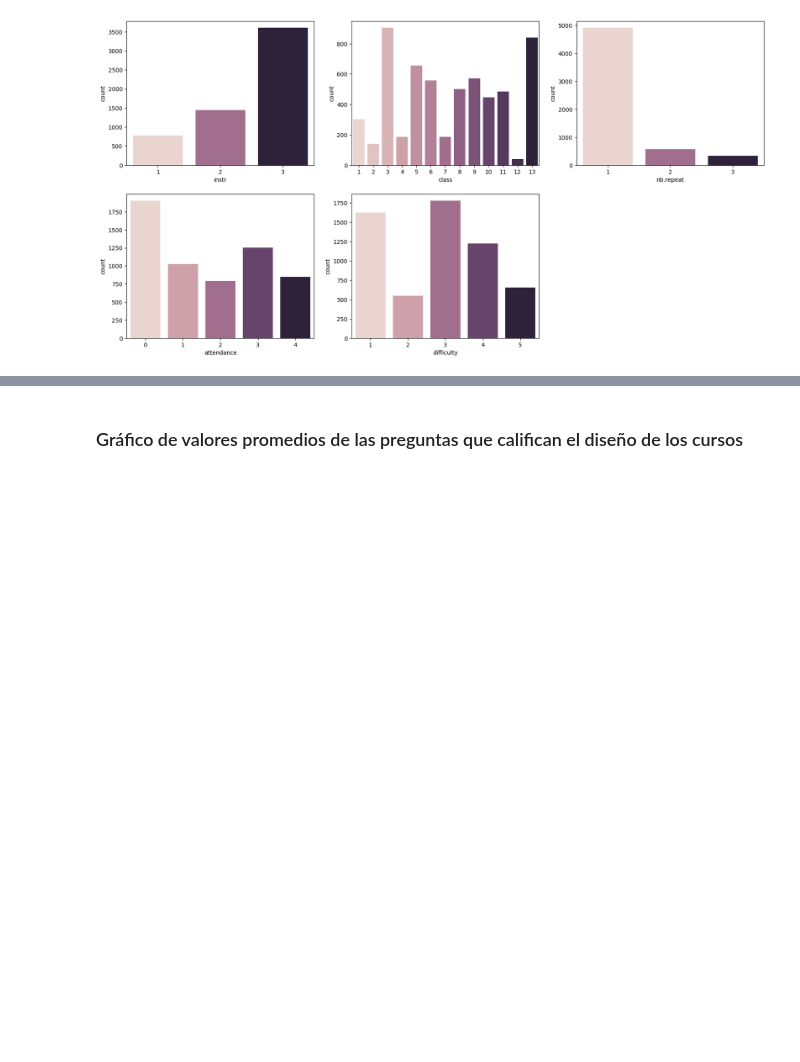
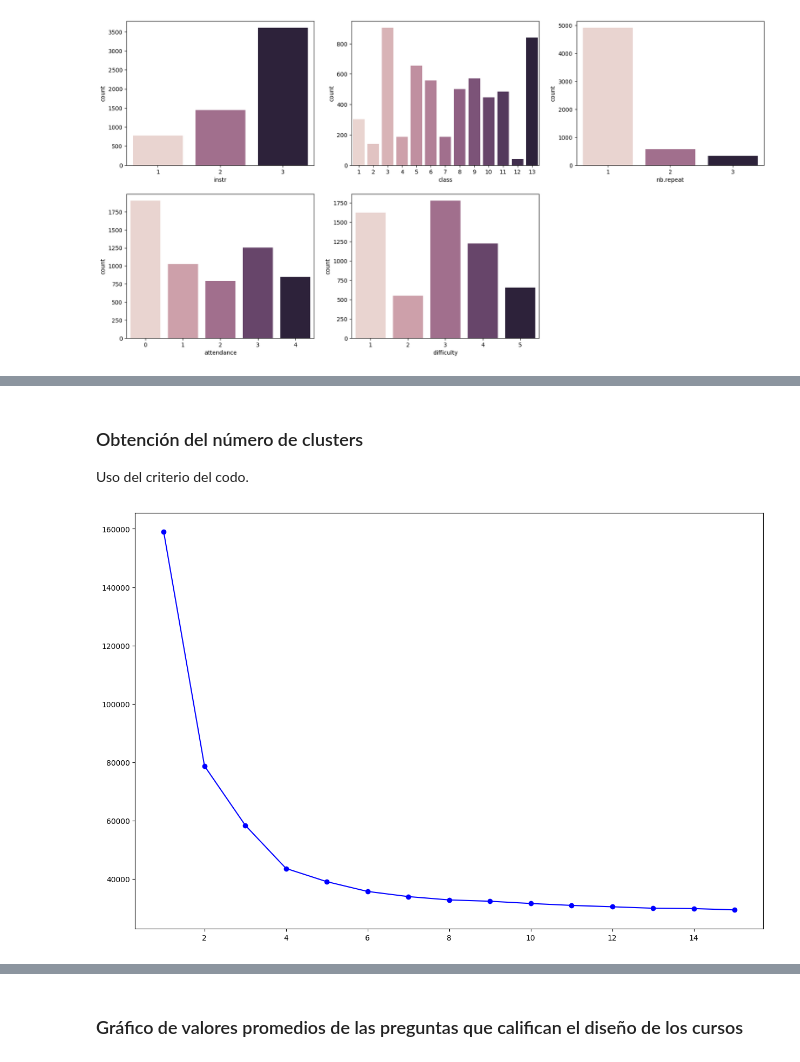
Before and after one commit to rhynzler/trabajo-final-aprendizaje-supervisado, a Jupyter notebook: informe-final/no_supervisado.ipynb, the cells around one changed output, grey strips where cells are left out. Drawn from its saved outputs; the diff is of its cells as text; code cells hidden in the pictures; blank space fills up the shorter version.

```diff
--- a/informe-final/no_supervisado.ipynb
+++ b/informe-final/no_supervisado.ipynb
@@ -96,0 +147,5 @@ sns.countplot(x=df['difficulty'], hue=df['difficulty'], legend=False)
+# %%
+df_cleaned = df[df["attendance"] != 0]
+df_cleaned.reset_index(drop=True, inplace=True)
+print(f"Valores únicos de la variable attendance {df_cleaned['attendance'].unique()}")
+print(f"Total de instancias despues del procesamiento: {len(df_cleaned)}")
@@ -96,0 +157,4 @@ sns.countplot(x=df['difficulty'], hue=df['difficulty'], legend=False)
+# %%
+df_cleaned.loc[:, "mean_class"] = df_cleaned.iloc[:, 5:17].mean(axis=1)
+df_cleaned.loc[:, "mean_instr"] = df_cleaned.iloc[:, 17:33].mean(axis=1)
+df_cleaned
@@ -96,0 +189,3 @@ sns.countplot(x=df['difficulty'], hue=df['difficulty'], legend=False)
+# %%
+df_clustering = df_cleaned.iloc[:, 5:33].copy()
+df_clustering
@@ -96,0 +206,20 @@ sns.countplot(x=df['difficulty'], hue=df['difficulty'], legend=False)
+# %% [markdown]
+### Obtención del número de clusters
+
+Uso del criterio del codo.
+# %%
+distances = []
+p: list[KMeans] = []
+n = 16
+
+for i in range(1, n):
+    kmeans = KMeans(n_clusters=i, random_state=42)
+    kmeans.fit(df_clustering)
+    distances.append(kmeans.inertia_)
+    p.append(kmeans)
+
+plt.figure(figsize=(15, 10))
+plt.plot(np.array(range(1, n)), distances, "bo-")
+plt.show()
+# %% [output]
+[figure, added]
```
Also changed, not shown: parts of 68 cells of this notebook, 9 other files.
